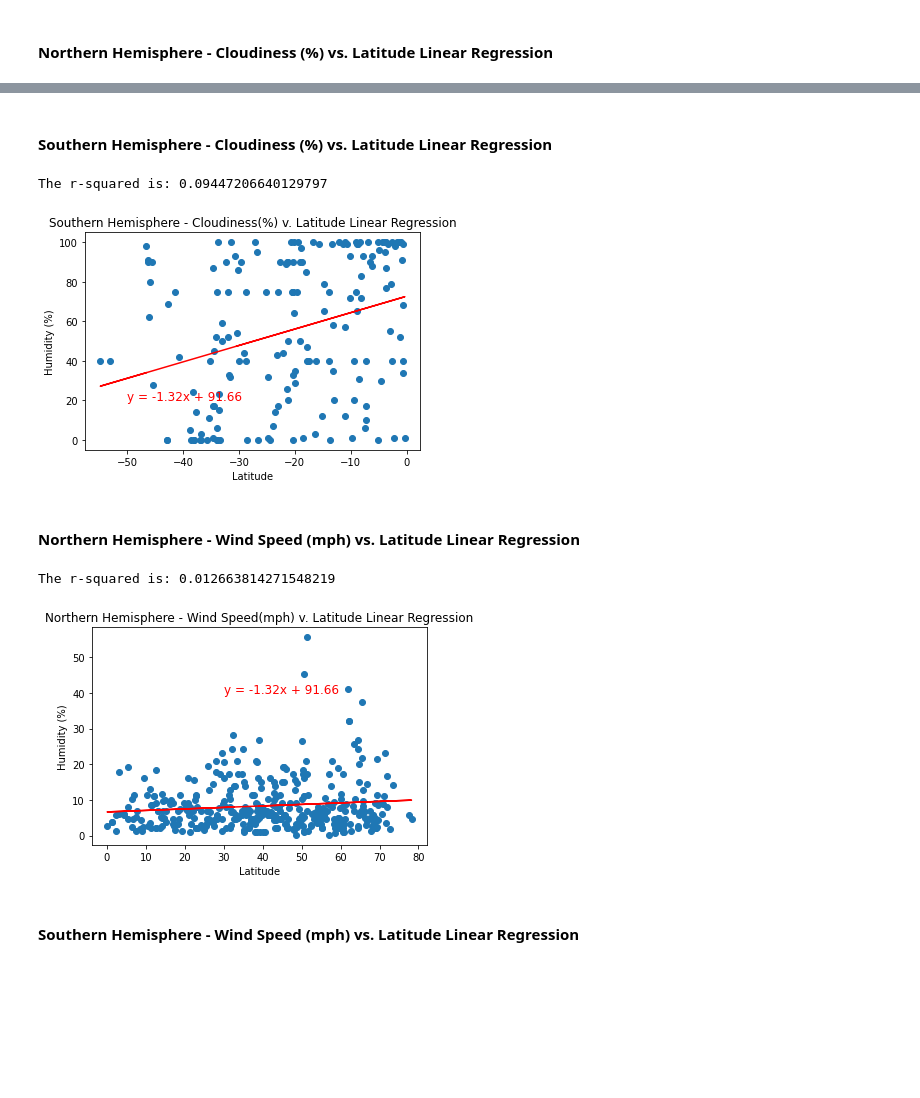
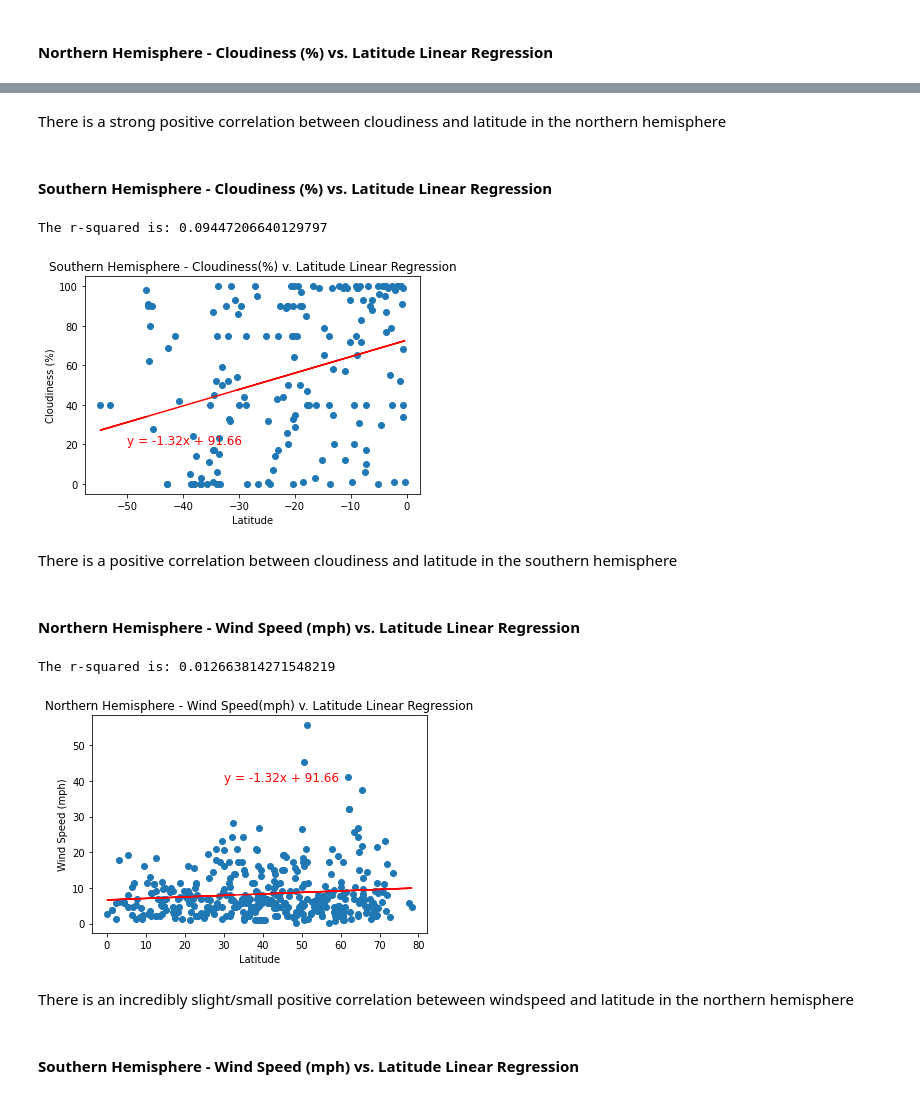
Before and after one commit to geofftm/python-api-challenge, a Jupyter notebook: WeatherPY/WeatherPy.ipynb, the cells around one changed output, grey strips where cells are left out. Cells and saved outputs as stored; diff of their text form; code cells hidden in the pictures; blank space fills up the shorter version.

```diff
--- a/WeatherPY/WeatherPy.ipynb
+++ b/WeatherPY/WeatherPy.ipynb
@@ -344,3 +352,5 @@ The r-squared is: 0.1616860837304922
+# %% [markdown]
+There is a strong positive correlation between cloudiness and latitude in the northern hemisphere
 # %% [markdown]
 ####  Southern Hemisphere - Cloudiness (%) vs. Latitude Linear Regression
 # %%
@@ -348,23 +358,27 @@ x_value = south["Latitude"]
 y_value = south["Cloudiness"]
 linear_regression(x_value, y_value)
 chart_annotation(line_eq, -50,20)
-chart_titles("Southern Hemisphere - Cloudiness(%) v. Latitude Linear Regression", "Latitude", "Humidity (%)")
+chart_titles("Southern Hemisphere - Cloudiness(%) v. Latitude Linear Regression", "Latitude", "Cloudiness (%)")
 plt.savefig("../Images/So_Hem_Clouds_Lat.png")
 # %% [output]
 The r-squared is: 0.09447206640129797
-[figure, old version]
+[figure, new version]
+# %% [markdown]
+There is a positive correlation between cloudiness and latitude in the southern hemisphere
 # %% [markdown]
 ####  Northern Hemisphere - Wind Speed (mph) vs. Latitude Linear Regression
 # %%
 x_value = north["Latitude"]
 y_value = north["Wind Speed"]
 linear_regression(x_value, y_value)
 chart_annotation(line_eq, 30,40)
-chart_titles("Northern Hemisphere - Wind Speed(mph) v. Latitude Linear Regression", "Latitude", "Humidity (%)")
+chart_titles("Northern Hemisphere - Wind Speed(mph) v. Latitude Linear Regression", "Latitude", "Wind Speed (mph)")
 plt.savefig("../Images/No_Hem_Wind_Lat.png")
 # %% [output]
 The r-squared is: 0.012663814271548219
-[figure, old version]
+[figure, new version]
+# %% [markdown]
+There is an incredibly slight/small positive correlation beteween windspeed and latitude in the northern hemisphere
 # %% [markdown]
 ####  Southern Hemisphere - Wind Speed (mph) vs. Latitude Linear Regression
 # %%
```
Also changed, not shown: parts of 11 cells of this notebook, 4 other files.
